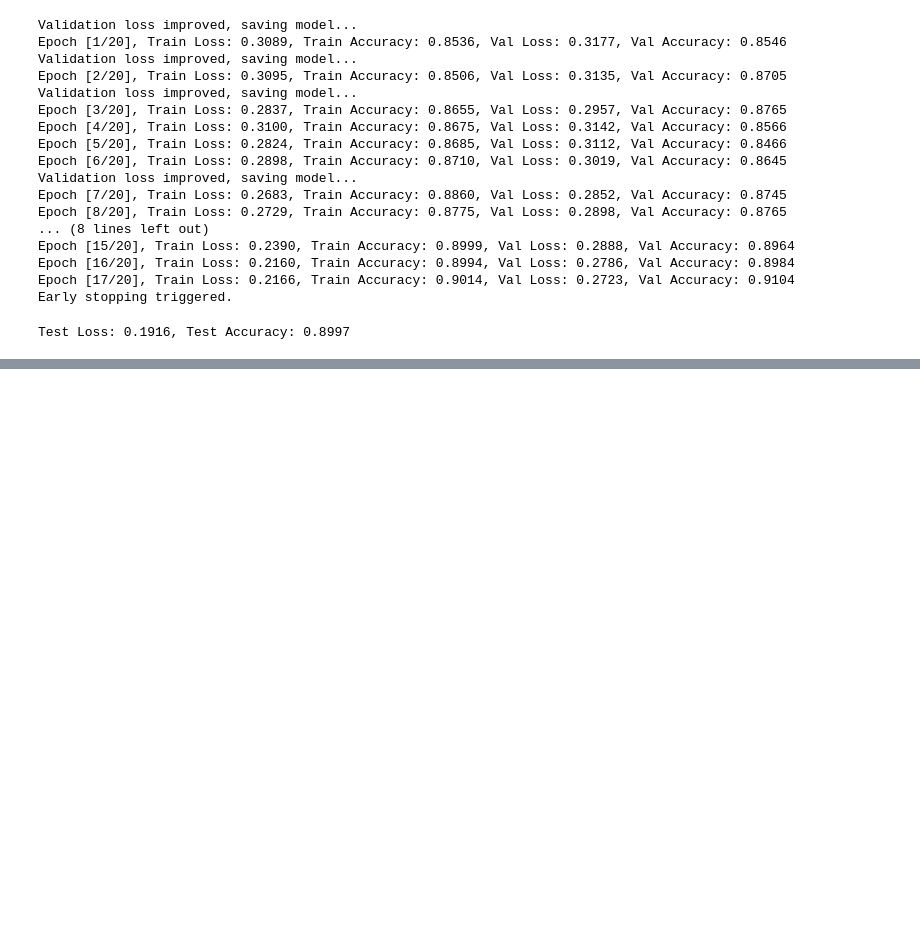
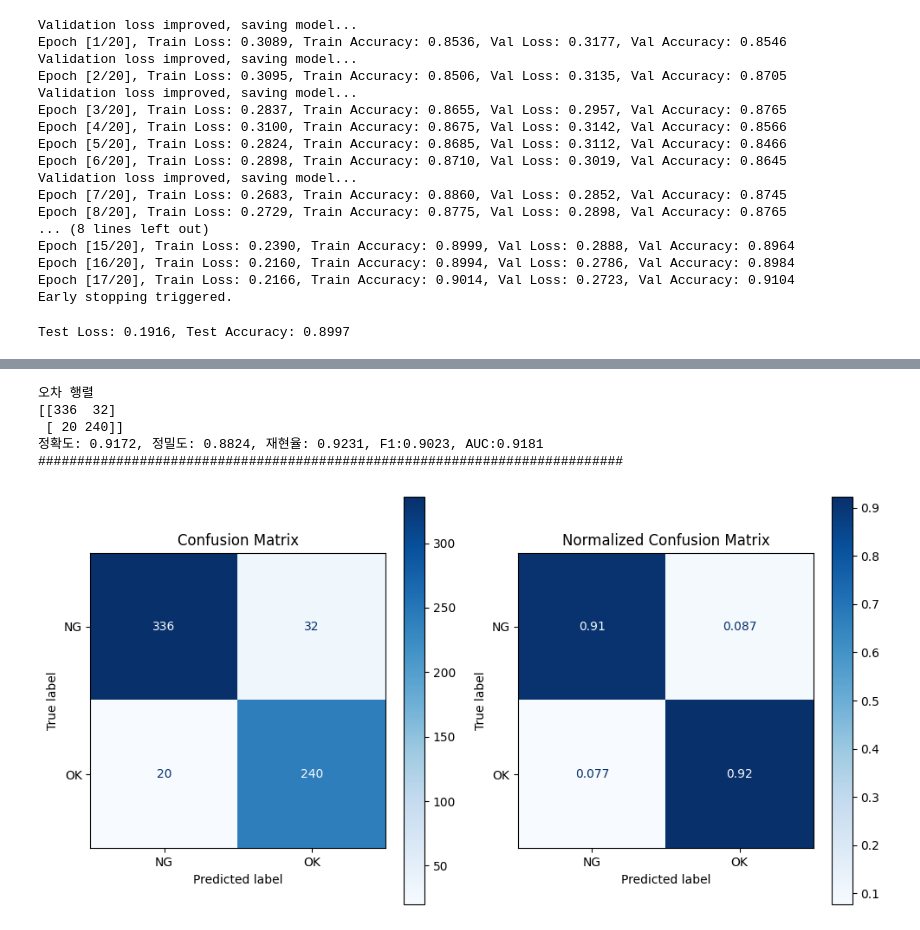
Before and after one commit to SOYOUNGdev/PCB_classification, a Jupyter notebook: code/test3.ipynb, the cells around one changed output, grey strips where cells are left out. Saved outputs shown, nothing was run; the diff lists cells and outputs as text; code cells hidden in the pictures; blank space fills up the shorter version.

```diff
--- a/code/test3.ipynb
+++ b/code/test3.ipynb
@@ -2561,0 +2639,22 @@ resnet18 시도.
+# %%
+def evaluate_model(model, data_loader, criterion):
+    model.eval()
+    val_loss = 0.0
+    correct_predictions = 0
+    total_predictions = 0
+
+    with torch.no_grad():
+        for images, targets in data_loader:
+            images, targets = images.to(DEVICE), targets.to(DEVICE).float()
+            outputs = model(images)
+
+            # 손실 계산
+            loss = criterion(outputs.view(-1), targets)
+            val_loss += loss.item()
+
+            # 정확도 계산
+            predicted = (torch.sigmoid(outputs.view(-1)) > 0.5).float()
+            correct_predictions += (predicted == targets).sum().item()
+            total_predictions += targets.size(0)
+
+    return val_loss / len(data_loader), correct_predictions / total_predictions
@@ -2561,0 +2776,30 @@ resnet18 시도.
+# %%
+# 테스트 데이터에 대한 예측 생성
+model.eval()  # 모델을 평가 모드로 설정
+all_predictions = []
+all_targets = []
+
+with torch.no_grad():  # 그래디언트 계산을 비활성화
+    for images, targets in test_loader:
+        images, targets = images.to(DEVICE), targets.to(DEVICE)
+        outputs = model(images)
+
+        # 예측 결과 생성 (여기서 sigmoid를 사용하여 확률로 변환)
+        predicted = (torch.sigmoid(outputs.view(-1)) > 0.5).float()  # 이진 분류 기준으로 확률 임계값 설정
+
+        all_predictions.extend(predicted.cpu().numpy())  # 예측 결과 저장
+        all_targets.extend(targets.cpu().numpy())  # 실제 레이블 저장
+
+# 리스트를 numpy 배열로 변환
+all_predictions = np.array(all_predictions)
+all_targets = np.array(all_targets)
+
+# 평가 함수 호출
+get_evaluation(all_targets, all_predictions)
+# %% [output]
+오차 행렬
+[[336  32]
+ [ 20 240]]
+정확도: 0.9172, 정밀도: 0.8824, 재현율: 0.9231, F1:0.9023, AUC:0.9181
+###########################################################################
+[figure, added]
```
Also changed, not shown: parts of 44 cells of this notebook, 1 other file.
